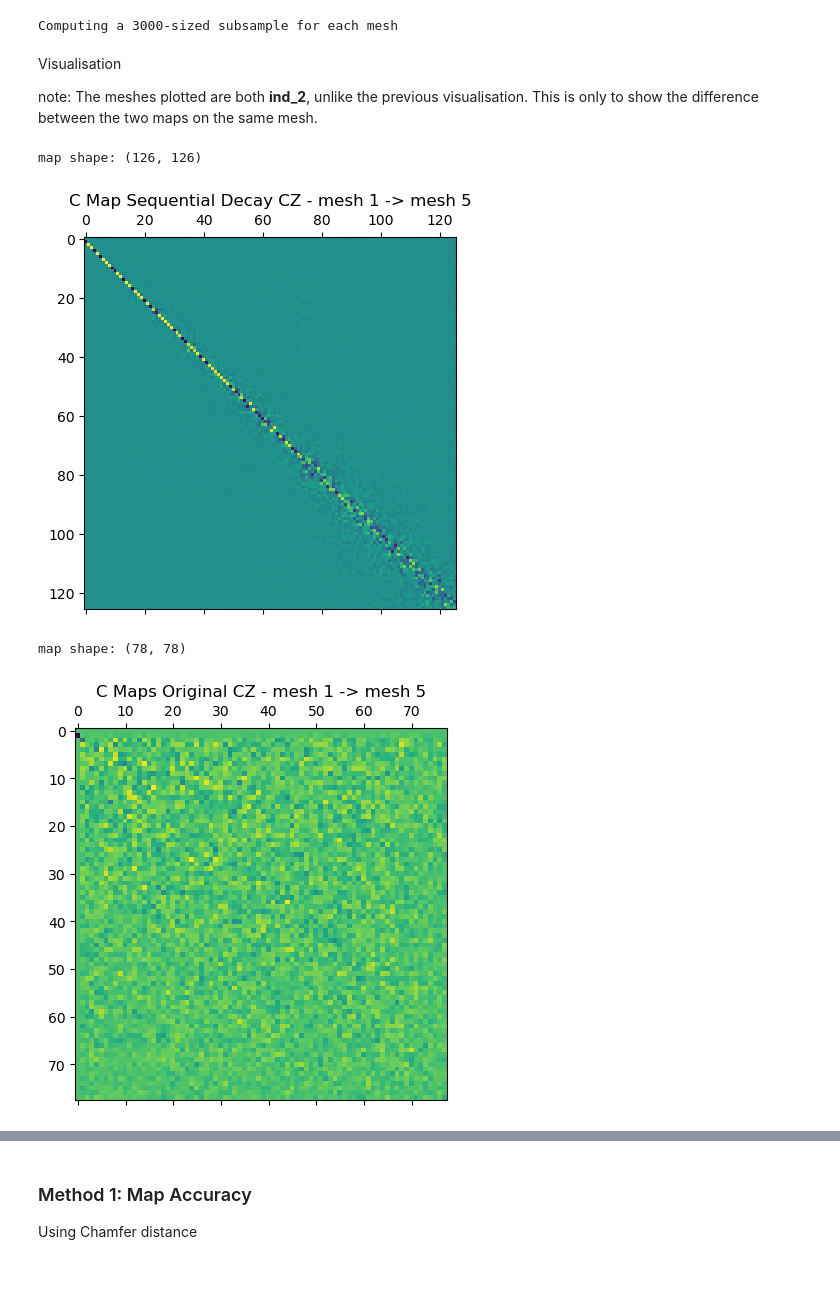
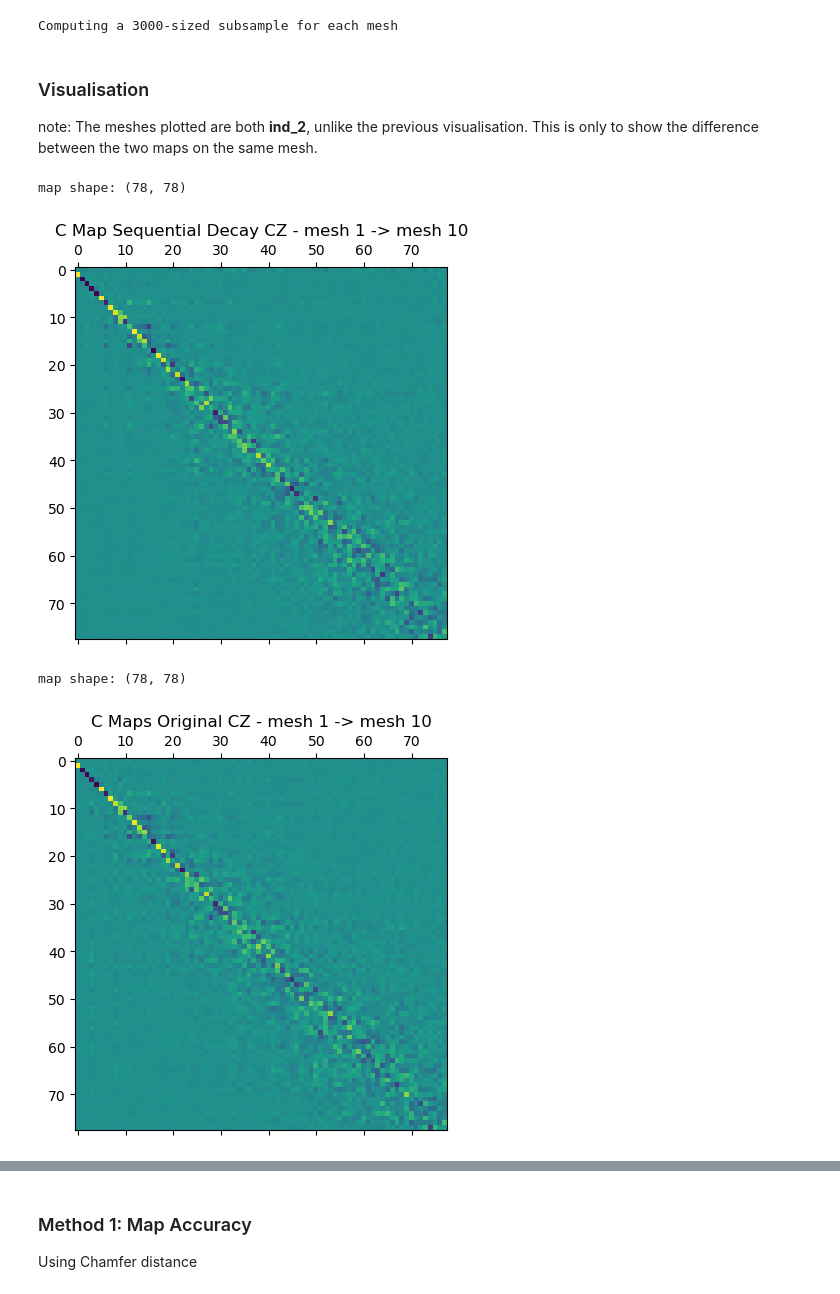
Before and after one commit to Arma1500/capstone2025, a Jupyter notebook: main.ipynb, the cells around one changed output, grey strips where cells are left out. Cells and saved outputs as stored; diff of their text form; code cells hidden in the pictures.

```diff
--- a/main.ipynb
+++ b/main.ipynb
@@ -208,10 +250,10 @@ Computing a 3000-sized subsample for each mesh
 note: The following block only saves the maps, NOT the model.
 # %%
 # Save Refined Maps
-with open("refined_maps.pkl", "wb") as f:
-    p.dump(fmn_model_new.maps, f)
+# with open("saved_maps/refined_maps.pkl", "wb") as f:
+#     p.dump(fmn_model_new.maps, f)
 
 # Load Refined Maps
-# with open("refined_maps.pkl", "rb") as f:
-#     fmn_model_new.maps = j.load(f)
+with open("saved_maps/refined_maps.pkl", "rb") as f:
+    fmn_model_new.maps = p.load(f)
 # %% [markdown]
@@ -240,26 +289,26 @@ fmn_model_old.zoomout_refine(nit=25, step=2, subsample=3000, isometric=True, wei
 Computing a 3000-sized subsample for each mesh
 # %%
 # save
-with open("original_CZ_refined_maps.pkl", "wb") as f:
-    p.dump(fmn_model_old.maps, f)
+# with open("saved_maps/original_CZ_refined_maps.pkl", "wb") as f:
+#     p.dump(fmn_model_old.maps, f)
 
 # # load
-# with open("original_CZ_refined_maps.pkl", "rb") as f:
-#     fmn_model_old.maps = j.load(f)
+with open("saved_maps/original_CZ_refined_maps.pkl", "rb") as f:
+    fmn_model_old.maps = p.load(f)
 # %% [markdown]
-Visualisation
+### Visualisation
 
 note: The meshes plotted are both **ind_2**, unlike the previous visualisation. This is only to show the difference between the two maps on the same mesh.
 # %%
 ind_1 = 0
-ind_2 = 4
+ind_2 = 9
 
 new_maps_dict = fmn_model_new.maps
 old_maps_dict = fmn_model_old.maps
 
-double_fm_display(ind_1, ind_2, old_maps_dict, new_maps_dict, mesh_display=True, meshes=mesh_list)
+double_fm_display(ind_1, ind_2, new_maps_dict, old_maps_dict, mesh_display=False, meshes=mesh_list, other_view=False)
 # %% [output]
-map shape: (126, 126)
+map shape: (78, 78)
-[figure, old version]
+[figure, new version]
 map shape: (78, 78)
-[figure, old version]
+[figure, new version]
```
Also changed, not shown: parts of 19 cells of this notebook, 59 other files.
